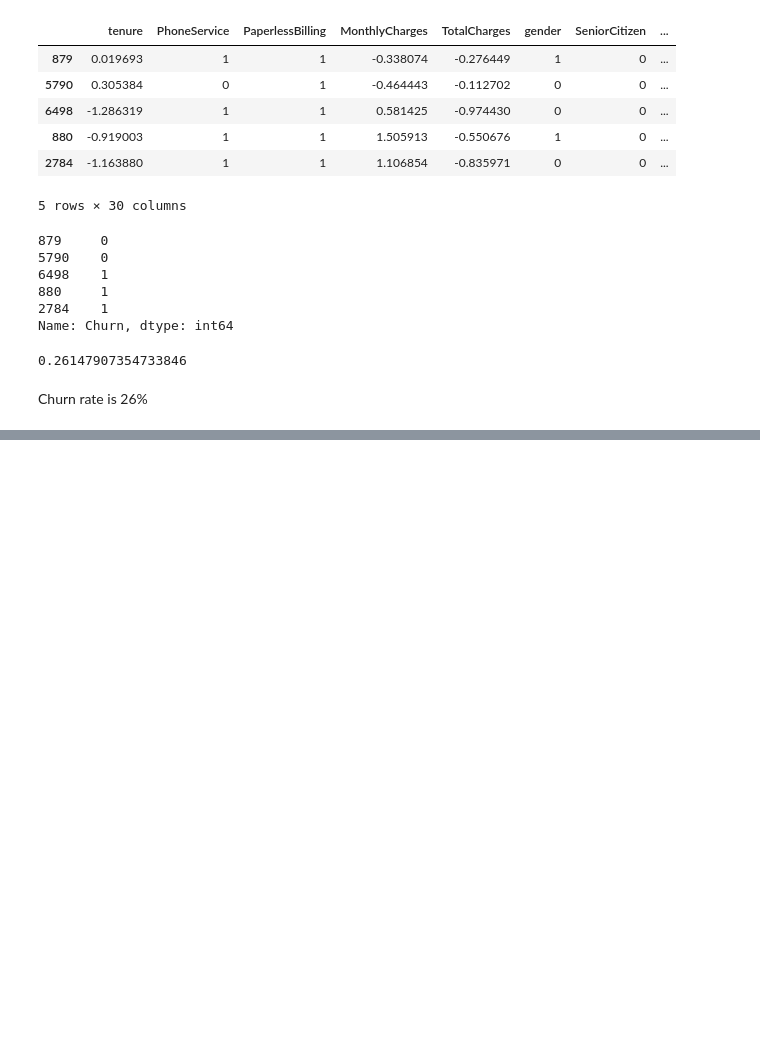
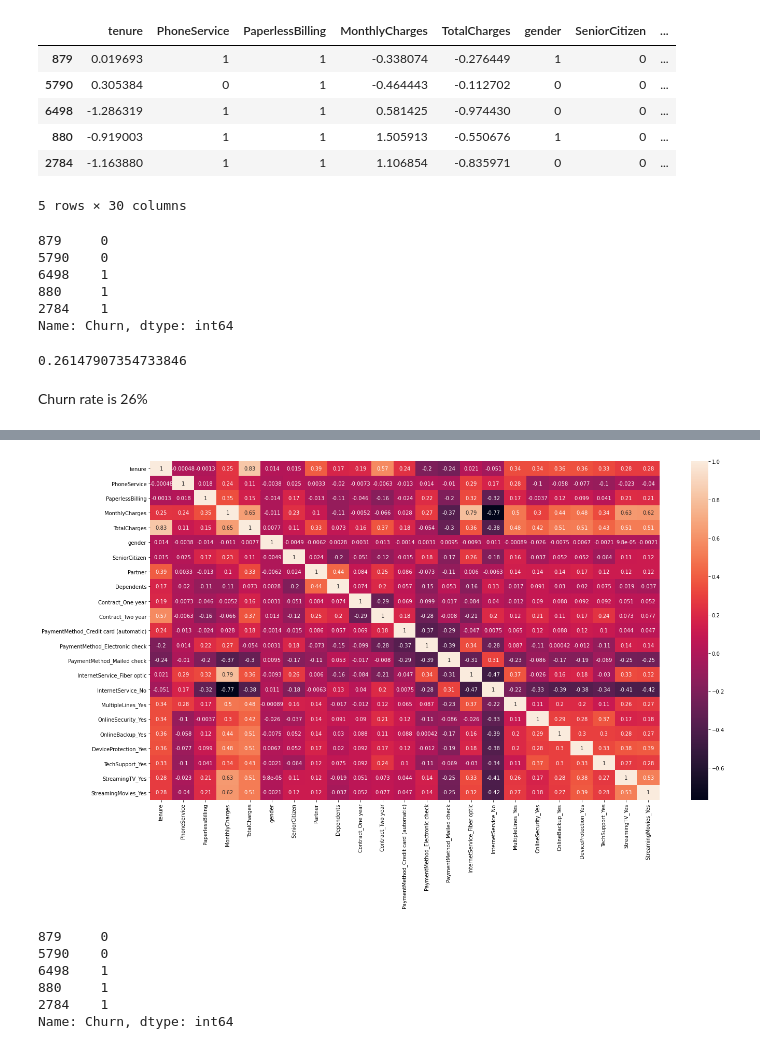
Before and after one commit to ds-souvik/Machine-Learning-Basic-Intermediate-Expert., a Jupyter notebook: 11 Machine Learning- Logistic Regression/2 Multivariate Logistic Regression/Telecom Churn Case Logistic Regression.ipynb, the cells around one changed output, grey strips where cells are left out. Cells and saved outputs as stored; diff of their text form; code cells hidden in the pictures; blank space fills up the shorter version.

```diff
--- a/11 Machine Learning- Logistic Regression/2 Multivariate Logistic Regression/Telecom Churn Case Logistic Regression.ipynb
+++ b/11 Machine Learning- Logistic Regression/2 Multivariate Logistic Regression/Telecom Churn Case Logistic Regression.ipynb
@@ -352,0 +490,22 @@ plt.show()
+# %%
+#Dropping high corelated values.
+
+X_test = X_test.drop(['MultipleLines_No','OnlineSecurity_No','OnlineBackup_No','DeviceProtection_No','TechSupport_No',
+                       'StreamingTV_No','StreamingMovies_No'], 1)
+X_train = X_train.drop(['MultipleLines_No','OnlineSecurity_No','OnlineBackup_No','DeviceProtection_No','TechSupport_No',
+                         'StreamingTV_No','StreamingMovies_No'], 1)
+# %%
+plt.figure(figsize=(22,12))
+sns.heatmap(X_train.corr(), annot=True)
+plt.show()
+# %% [output]
+[figure, added]
+# %%
+y_train.head()
+# %% [output]
+879     0
+5790    0
+6498    1
+880     1
+2784    1
+Name: Churn, dtype: int64
```
Also changed, not shown: parts of 88 cells of this notebook, 1 other file.
